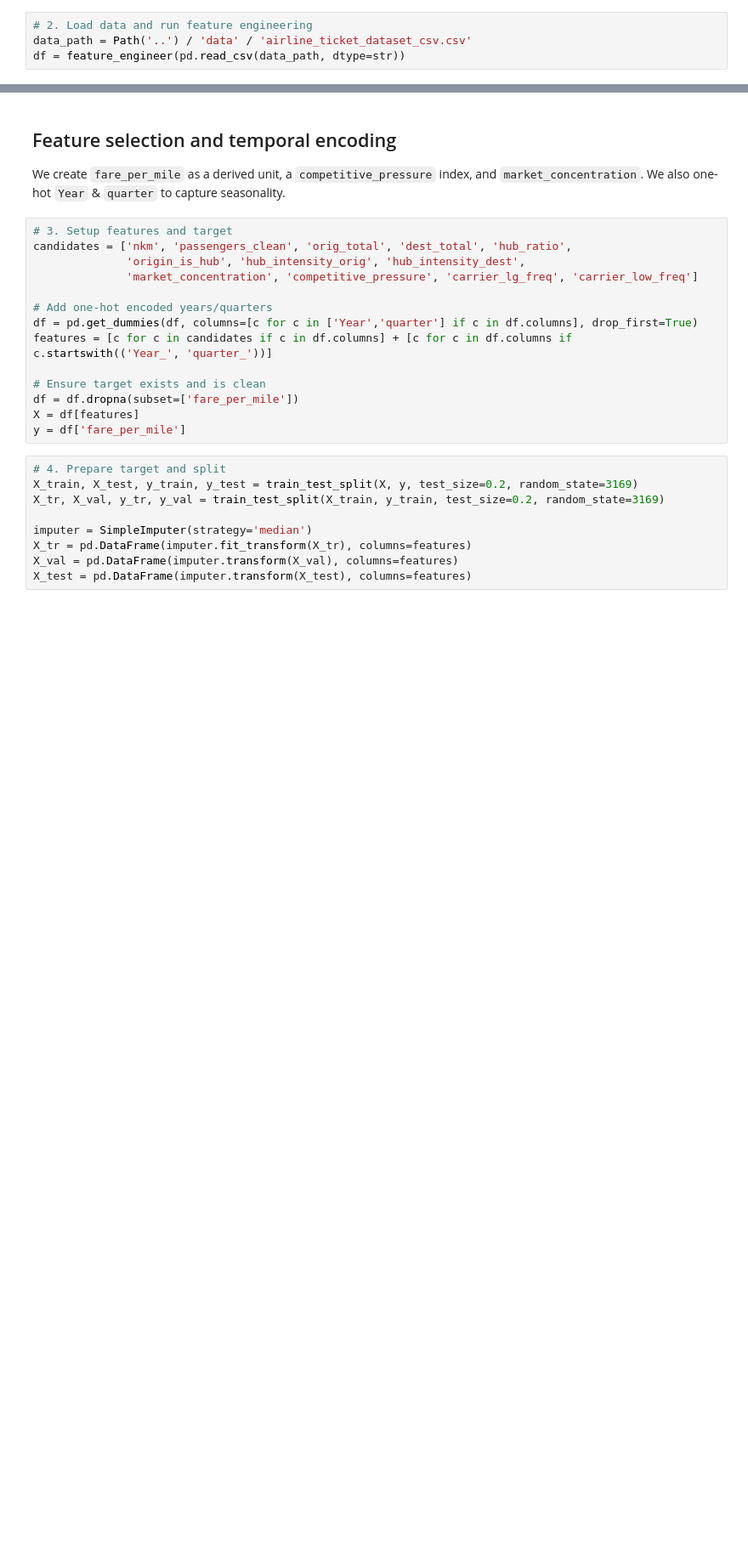
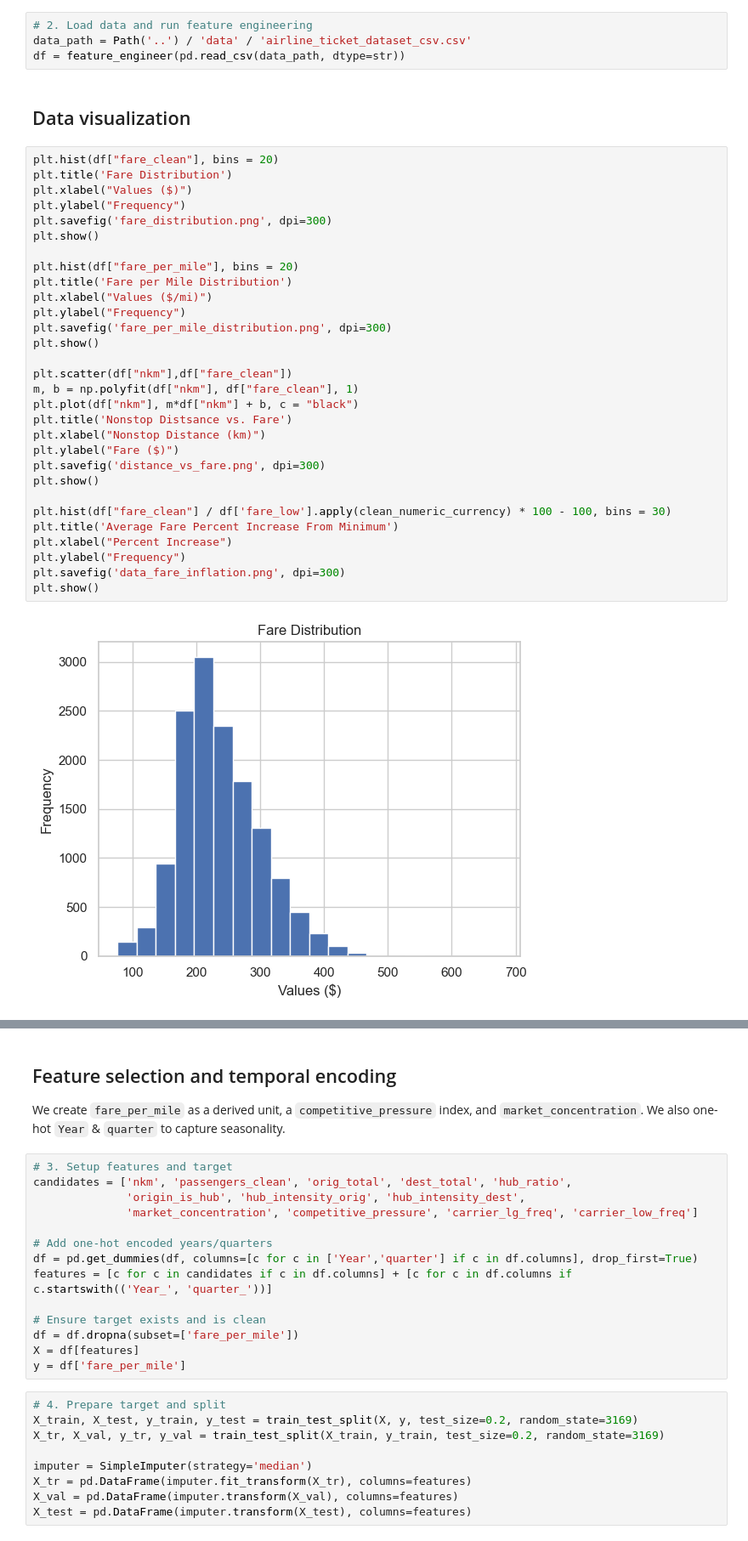
Before and after one commit to andrew-canada/FlightID, a Jupyter notebook: notebooks/fare_explainer.ipynb, the cells around one changed output, grey strips where cells are left out. Shown at 85% size. Cells and saved outputs as stored; diff of their text form; blank space fills up the shorter version.

```diff
--- a/notebooks/fare_explainer.ipynb
+++ b/notebooks/fare_explainer.ipynb
@@ -50,3 +50,37 @@ sns.set_theme(style='whitegrid')
 # 2. Load data and run feature engineering
 data_path = Path('..') / 'data' / 'airline_ticket_dataset_csv.csv'
 df = feature_engineer(pd.read_csv(data_path, dtype=str))
+# %% [markdown]
+## Data visualization
+# %%
+plt.hist(df["fare_clean"], bins = 20)
+plt.title('Fare Distribution')
+plt.xlabel("Values ($)")
+plt.ylabel("Frequency")
+plt.savefig('fare_distribution.png', dpi=300)
+plt.show()
+
+plt.hist(df["fare_per_mile"], bins = 20)
+plt.title('Fare per Mile Distribution')
+plt.xlabel("Values ($/mi)")
+plt.ylabel("Frequency")
+plt.savefig('fare_per_mile_distribution.png', dpi=300)
+plt.show()
+
+plt.scatter(df["nkm"],df["fare_clean"])
+m, b = np.polyfit(df["nkm"], df["fare_clean"], 1)
+plt.plot(df["nkm"], m*df["nkm"] + b, c = "black")
+plt.title('Nonstop Distsance vs. Fare')
+plt.xlabel("Nonstop Distance (km)")
+plt.ylabel("Fare ($)")
+plt.savefig('distance_vs_fare.png', dpi=300)
+plt.show()
+
+plt.hist(df["fare_clean"] / df['fare_low'].apply(clean_numeric_currency) * 100 - 100, bins = 30)
+plt.title('Average Fare Percent Increase From Minimum')
+plt.xlabel("Percent Increase")
+plt.ylabel("Frequency")
+plt.savefig('data_fare_inflation.png', dpi=300)
+plt.show()
+# %% [output]
+[figure, added]
```
Also changed, not shown: parts of 4 cells of this notebook, 6 other files.
